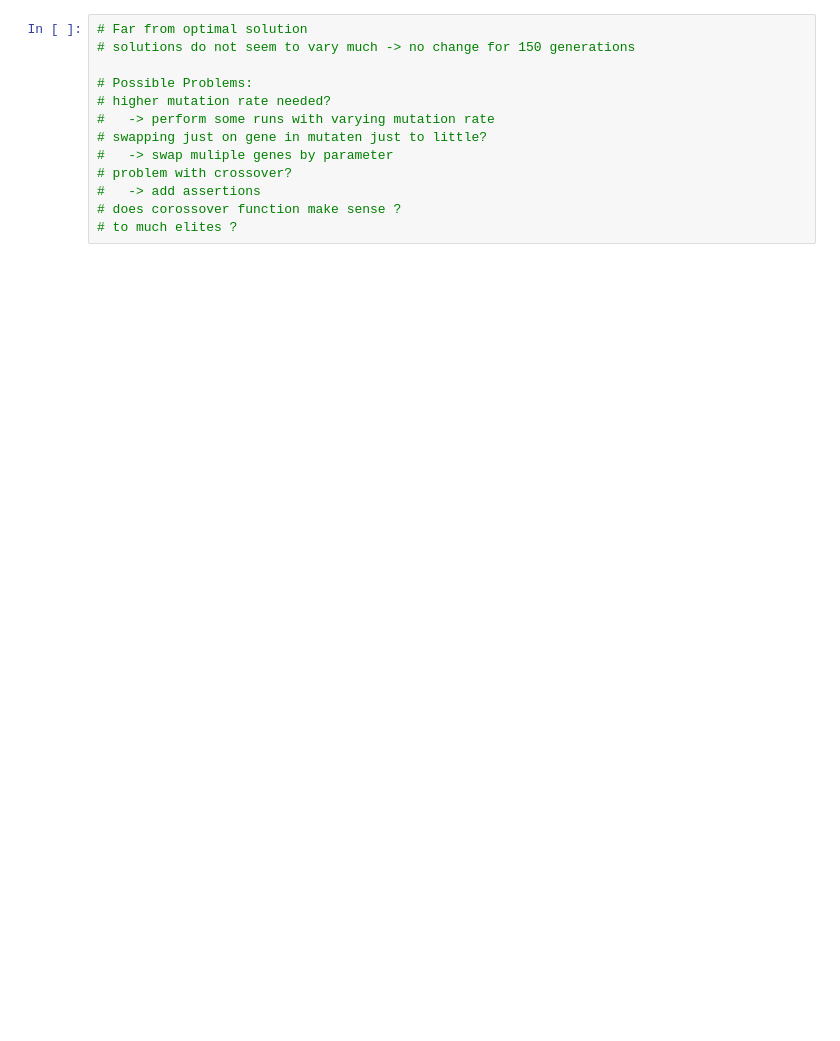
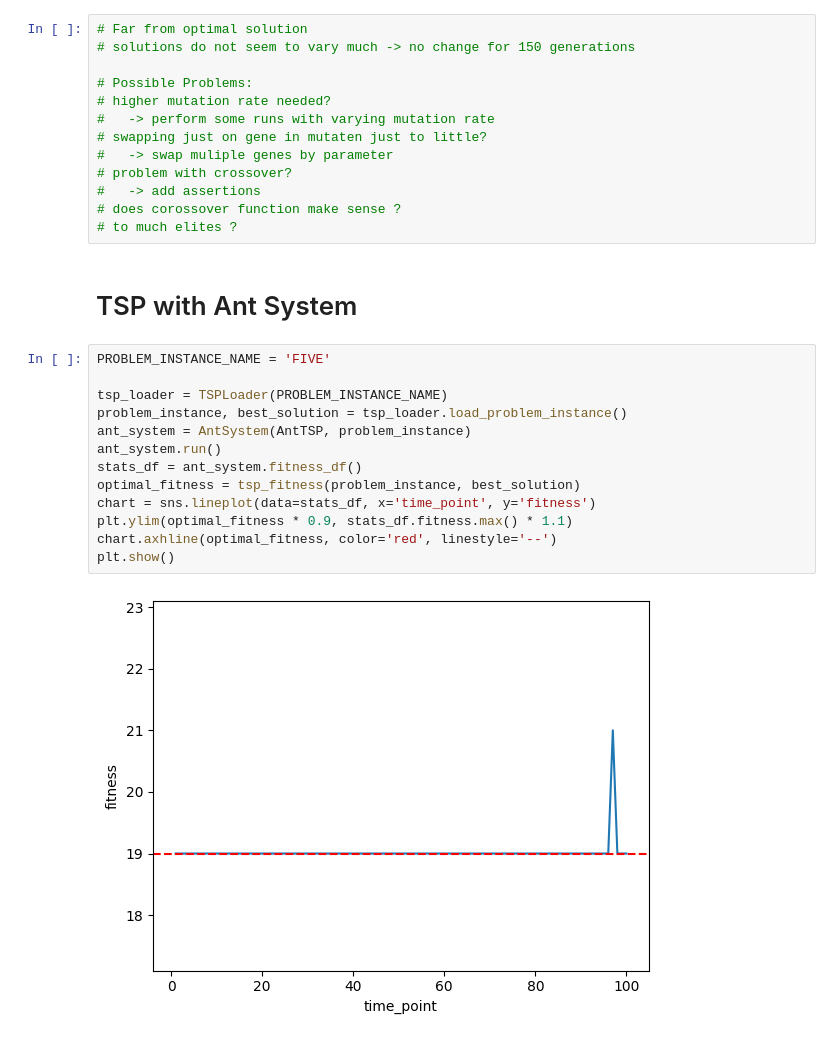
Before and after one commit to MarkusKiesel93/Self-Organizing_Systems, a Jupyter notebook: exercise_1/TSP.ipynb, the cells around one changed output. Cells and saved outputs as stored; diff of their text form; blank space fills up the shorter version.

```diff
--- a/exercise_1/TSP.ipynb
+++ b/exercise_1/TSP.ipynb
@@ -50,3 +67,20 @@ plt.show()
 #   -> add assertions
 # does corossover function make sense ?
 # to much elites ?
+# %% [markdown]
+# TSP with Ant System
+# %%
+PROBLEM_INSTANCE_NAME = 'FIVE'
+
+tsp_loader = TSPLoader(PROBLEM_INSTANCE_NAME)
+problem_instance, best_solution = tsp_loader.load_problem_instance()
+ant_system = AntSystem(AntTSP, problem_instance)
+ant_system.run()
+stats_df = ant_system.fitness_df()
+optimal_fitness = tsp_fitness(problem_instance, best_solution)
+chart = sns.lineplot(data=stats_df, x='time_point', y='fitness')
+plt.ylim(optimal_fitness * 0.9, stats_df.fitness.max() * 1.1)
+chart.axhline(optimal_fitness, color='red', linestyle='--')
+plt.show()
+# %% [output]
+[figure, added]
```
Also changed, not shown: parts of 6 cells of this notebook, 3 other files.
